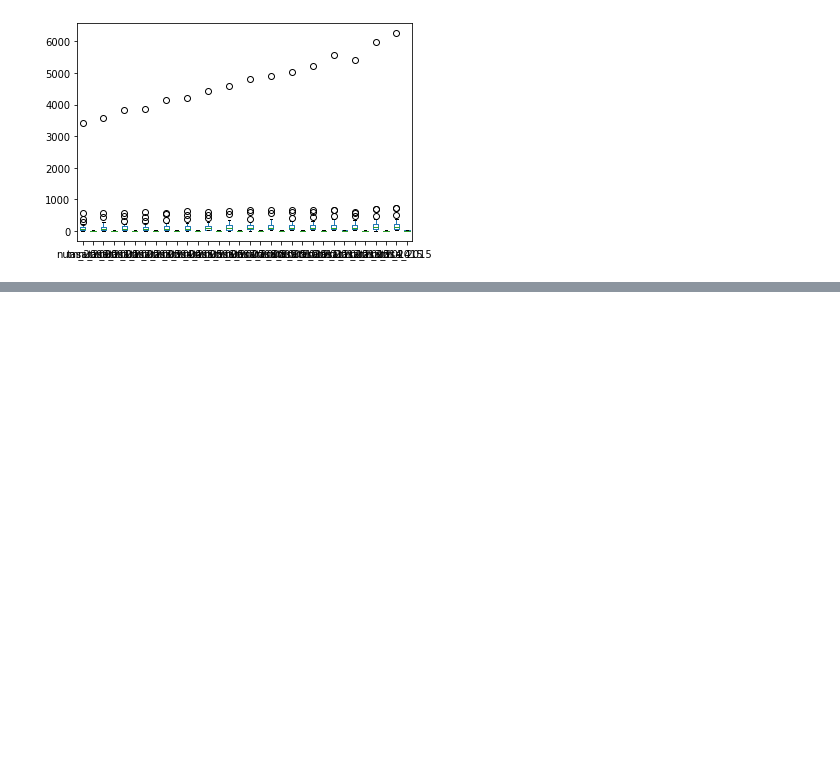
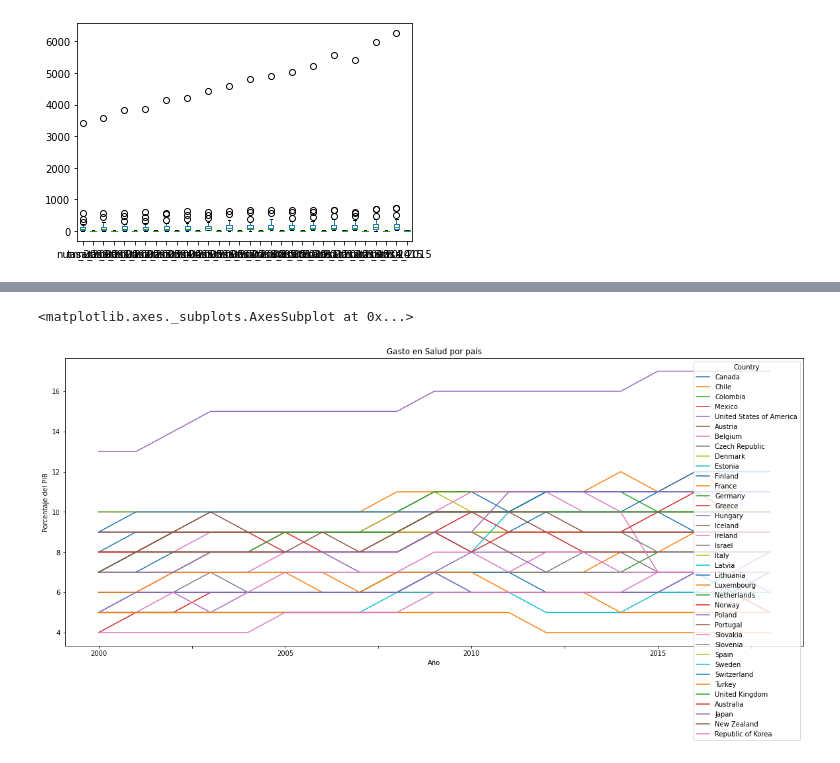
Before and after one commit to zoegarm/Cancer-de-mama-en-Mexico-limpieza-de-datos, a Jupyter notebook: Equipo2_Proyecto2.ipynb, the cells around one changed output, grey strips where cells are left out. Cells and saved outputs as stored; diff of their text form; code cells hidden in the pictures; blank space fills up the shorter version.

```diff
--- a/Equipo2_Proyecto2.ipynb
+++ b/Equipo2_Proyecto2.ipynb
@@ -909,0 +1108,4 @@ mortalidad_rename.plot(kind='box', subplots=False)
+# %%
+#Aplicar selección
+gasto_ocde_pib = gasto_ocde[ocde_pib]
+gasto_ocde_pib.head()
@@ -909,0 +1130,3 @@ mortalidad_rename.plot(kind='box', subplots=False)
+# %%
+#Cambiar índice
+gasto_ocde_pib.set_index('Country')
@@ -909,0 +1152,4 @@ mortalidad_rename.plot(kind='box', subplots=False)
+# %%
+#Trasponer DataFrame para convertir años en índices y tratar como time series
+gasto_ocde_pib_t = gasto_ocde_pib.transpose()
+gasto_ocde_pib_t.head()
@@ -909,0 +1163,5 @@ mortalidad_rename.plot(kind='box', subplots=False)
+# %%
+#Cambiar encabezado de columnas a Country
+new_header = gasto_ocde_pib_t.loc['Country',]
+gasto_ocde_pib_t = gasto_ocde_pib_t [1:]
+gasto_ocde_pib_t.columns = new_header
@@ -909,0 +1178,8 @@ mortalidad_rename.plot(kind='box', subplots=False)
+# %%
+#Visualización
+import matplotlib.pyplot as plt
+
+gasto_ocde_pib_t.plot(kind='line', subplots=False, figsize=(20,8), title='Gasto en Salud por país', xlabel='Año', ylabel='Porcentaje del PIB')
+# %% [output]
+<matplotlib.axes._subplots.AxesSubplot at 0x...>
+[figure, added]
```
Also changed, not shown: parts of 56 cells of this notebook.
